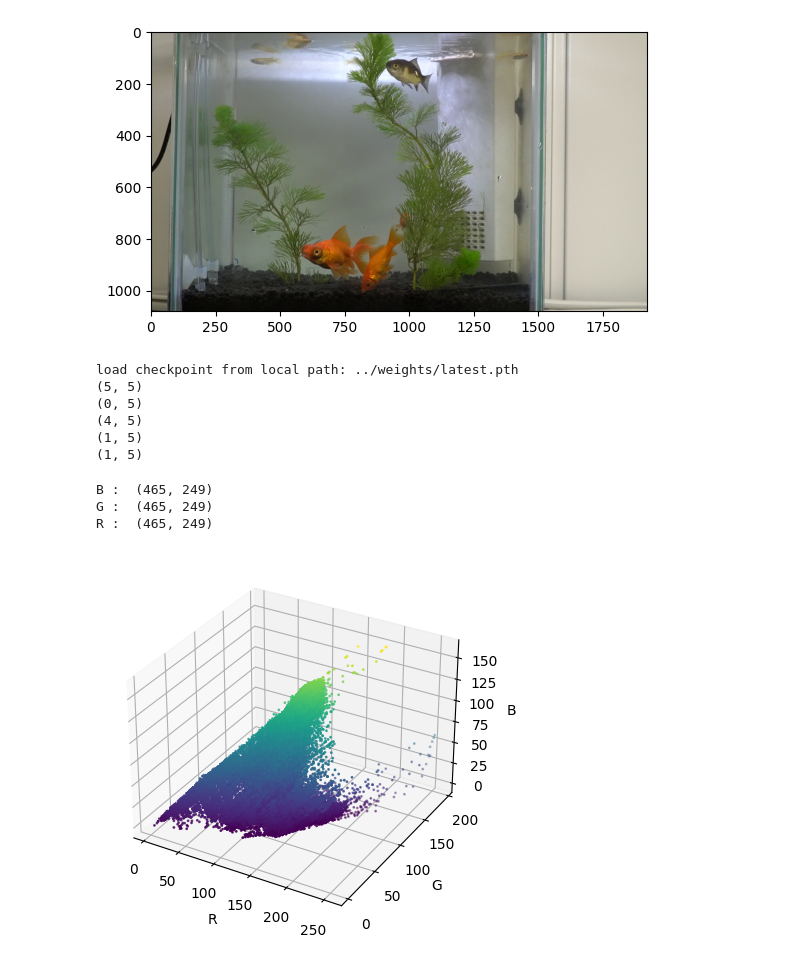
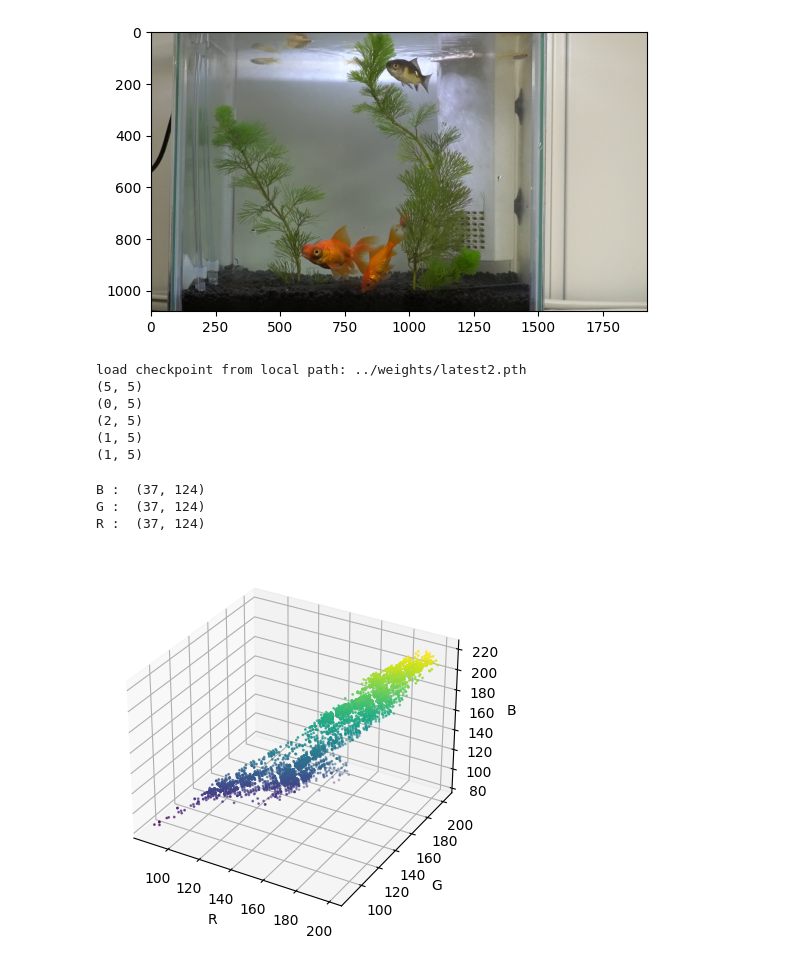
Before and after one commit to Pragyanstha/SummerCamp2022, a Jupyter notebook: notebooks/simple_tracking.ipynb, the cells around one changed output. Saved outputs shown, nothing was run; the diff lists cells and outputs as text; code cells hidden in the pictures.

```diff
--- a/notebooks/simple_tracking.ipynb
+++ b/notebooks/simple_tracking.ipynb
@@ -25,7 +25,8 @@ dataset = Dataset(DATA_DIR, RESULT_DIR, fps=5)
 # detection部分を関数化
 def detection(img):
     config_path = '../configs/faster_rcnn_r50_fpn.py'
-    weight_path = '../weights/latest.pth'
+    # weight_path = '../weights/latest.pth'
+    weight_path = "../weights/latest2.pth"
 
 
     model = init_detector(config_path, weight_path, device ='cuda:1')
@@ -219,8 +254,8 @@ plt.show()
 # %%
 def detection2(img):
     config_path = '../configs/faster_rcnn_r50_fpn.py'
-    weight_path = '../weights/latest.pth'
-
+    # weight_path = '../weights/latest.pth'
+    weight_path = "../weights/latest2.pth"
 
     model = init_detector(config_path, weight_path, device ='cuda:1')
 
@@ -454,42 +477,45 @@ result = detection2(img)
 for g in result:
     print(g.shape)
 # %% [output]
-load checkpoint from local path: ../weights/latest.pth
+load checkpoint from local path: ../weights/latest2.pth
 (5, 5)
 (0, 5)
-(4, 5)
+(2, 5)
 (1, 5)
 (1, 5)
 # %%
 # crop image
-category = result[4]
-detected = category[0]
+# 魚のクラスを選択（0:メダカ, 1:カワメダカ, 2:小金(赤), 3:小金(黒), 4:出目金)
+category = result[0]
+# 上のシェイプ情報を元に、Detection結果を選択
+detected = category[1]
 
-
+# result結果の情報を変数化
 x, y, x_w, y_h, score= detected[0:5]
 x, y, x_w, y_h = map(int,(x, y, x_w, y_h))
 
+# 情報を元に画像をクロップ
+crop_img = img[y:y_h,x:x_w]
 
-crop_img = img[x:x_w, y:y_h]
-
+# 色分布の観察
 B = crop_img[:,:,0]
 G = crop_img[:,:,1]
 R = crop_img[:,:,2]
 
 print('B : ', B.shape)
 print('G : ', G.shape)
 print('R : ', R.shape)
 
 ax = plt.axes(projection='3d')
 ax.scatter(R, G, B, c=B, s=1,cmap='viridis')
 ax.set_xlabel('R')
 ax.set_ylabel('G')
 ax.set_zlabel('B');
 # %% [output]
-B :  (465, 249)
-G :  (465, 249)
-R :  (465, 249)
+B :  (37, 124)
+G :  (37, 124)
+R :  (37, 124)
-[figure, old version]
+[figure, new version]
 # %%
 crop_img = cv2.cvtColor(crop_img, cv2.COLOR_BGR2RGB)
 plt.imshow(crop_img)
```
Also changed, not shown: parts of 23 cells of this notebook.
